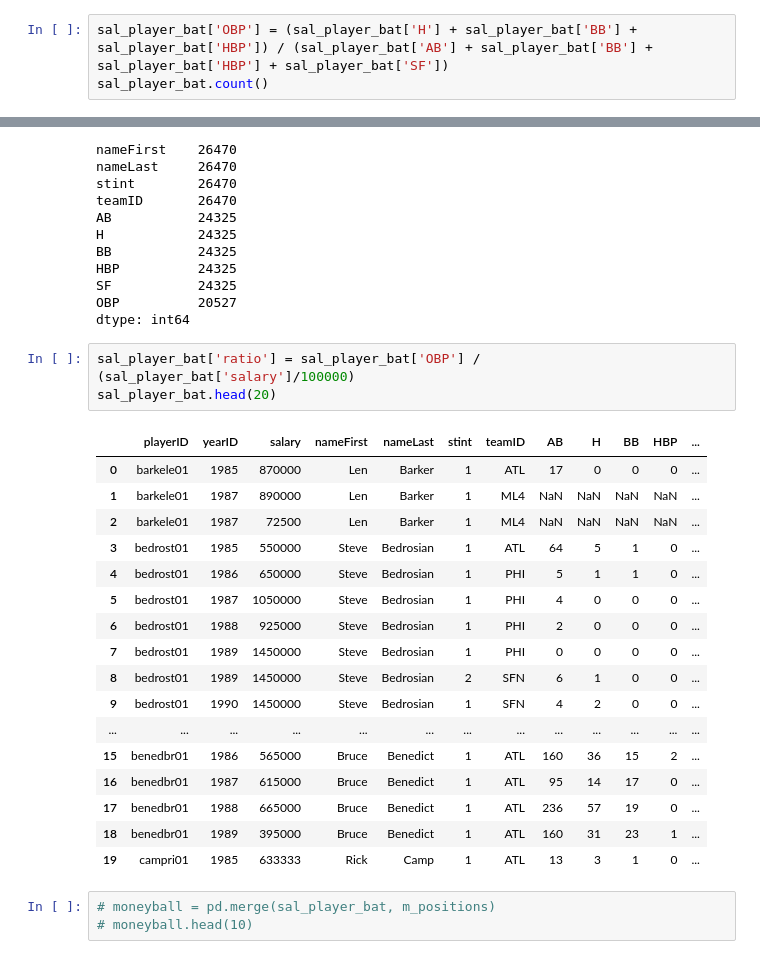
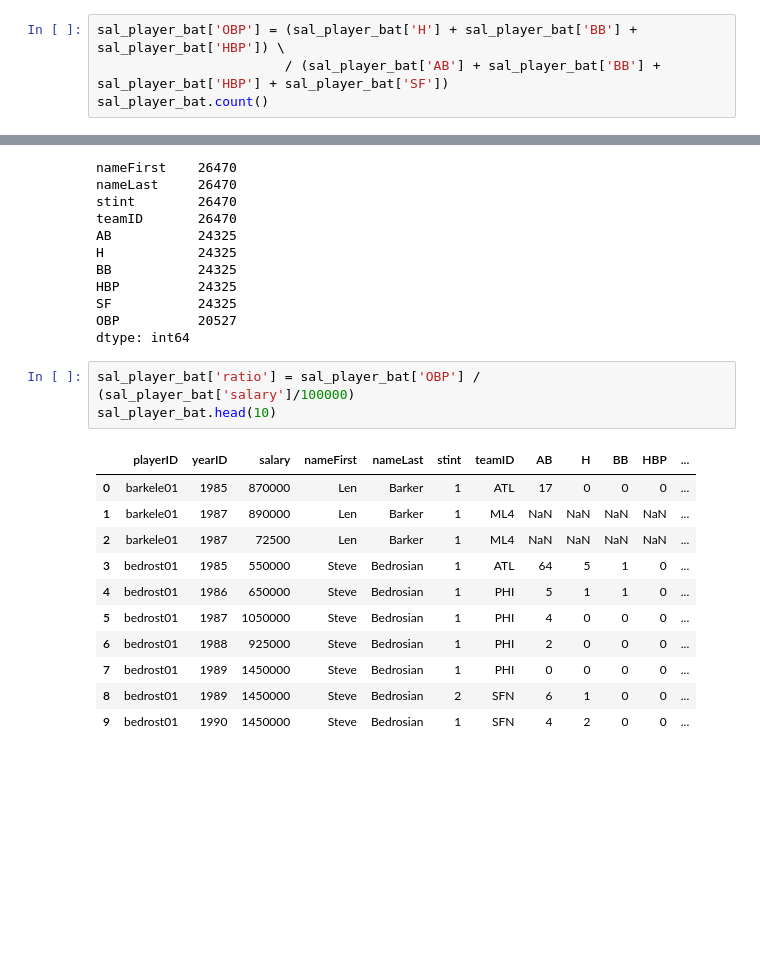
Before and after one commit to nckathleen/Moneyball, a Jupyter notebook: Moneyball.ipynb, the cells around one changed output, grey strips where cells are left out. Cells and saved outputs as stored; diff of their text form; blank space fills up the shorter version.

```diff
--- a/Moneyball.ipynb
+++ b/Moneyball.ipynb
@@ -119,5 +112,6 @@ sal_player_bat
 # %%
-sal_player_bat['OBP'] = (sal_player_bat['H'] + sal_player_bat['BB'] + sal_player_bat['HBP']) / (sal_player_bat['AB'] + sal_player_bat['BB'] + sal_player_bat['HBP'] + sal_player_bat['SF'])
+sal_player_bat['OBP'] = (sal_player_bat['H'] + sal_player_bat['BB'] + sal_player_bat['HBP']) \
+                        / (sal_player_bat['AB'] + sal_player_bat['BB'] + sal_player_bat['HBP'] + sal_player_bat['SF'])
 sal_player_bat.count()
 # %% [output]
 playerID     26470
@@ -136,26 +130,17 @@ OBP          20527
 dtype: int64
 # %%
 sal_player_bat['ratio'] = sal_player_bat['OBP'] / (sal_player_bat['salary']/100000)
-sal_player_bat.head(20)
+sal_player_bat.head(10)
 # %% [output]
 |  | playerID | yearID | salary | nameFirst | nameLast | stint | teamID | AB | H | BB | HBP | ... |
 | 0 | barkele01 | 1985 | 870000 | Len | Barker | 1 | ATL | 17 | 0 | 0 | 0 | ... |
 | 1 | barkele01 | 1987 | 890000 | Len | Barker | 1 | ML4 | NaN | NaN | NaN | NaN | ... |
 | 2 | barkele01 | 1987 | 72500 | Len | Barker | 1 | ML4 | NaN | NaN | NaN | NaN | ... |
 | 3 | bedrost01 | 1985 | 550000 | Steve | Bedrosian | 1 | ATL | 64 | 5 | 1 | 0 | ... |
 | 4 | bedrost01 | 1986 | 650000 | Steve | Bedrosian | 1 | PHI | 5 | 1 | 1 | 0 | ... |
 | 5 | bedrost01 | 1987 | 1050000 | Steve | Bedrosian | 1 | PHI | 4 | 0 | 0 | 0 | ... |
 | 6 | bedrost01 | 1988 | 925000 | Steve | Bedrosian | 1 | PHI | 2 | 0 | 0 | 0 | ... |
 | 7 | bedrost01 | 1989 | 1450000 | Steve | Bedrosian | 1 | PHI | 0 | 0 | 0 | 0 | ... |
 | 8 | bedrost01 | 1989 | 1450000 | Steve | Bedrosian | 2 | SFN | 6 | 1 | 0 | 0 | ... |
 | 9 | bedrost01 | 1990 | 1450000 | Steve | Bedrosian | 1 | SFN | 4 | 2 | 0 | 0 | ... |
-| ... | ... | ... | ... | ... | ... | ... | ... | ... | ... | ... | ... | ... |
-| 15 | benedbr01 | 1986 | 565000 | Bruce | Benedict | 1 | ATL | 160 | 36 | 15 | 2 | ... |
-| 16 | benedbr01 | 1987 | 615000 | Bruce | Benedict | 1 | ATL | 95 | 14 | 17 | 0 | ... |
-| 17 | benedbr01 | 1988 | 665000 | Bruce | Benedict | 1 | ATL | 236 | 57 | 19 | 0 | ... |
-| 18 | benedbr01 | 1989 | 395000 | Bruce | Benedict | 1 | ATL | 160 | 31 | 23 | 1 | ... |
-| 19 | campri01 | 1985 | 633333 | Rick | Camp | 1 | ATL | 13 | 3 | 1 | 0 | ... |
-# %%
-# moneyball = pd.merge(sal_player_bat, m_positions)
-# moneyball.head(10)
 # %%
```
Also changed, not shown: parts of 10 cells of this notebook.
